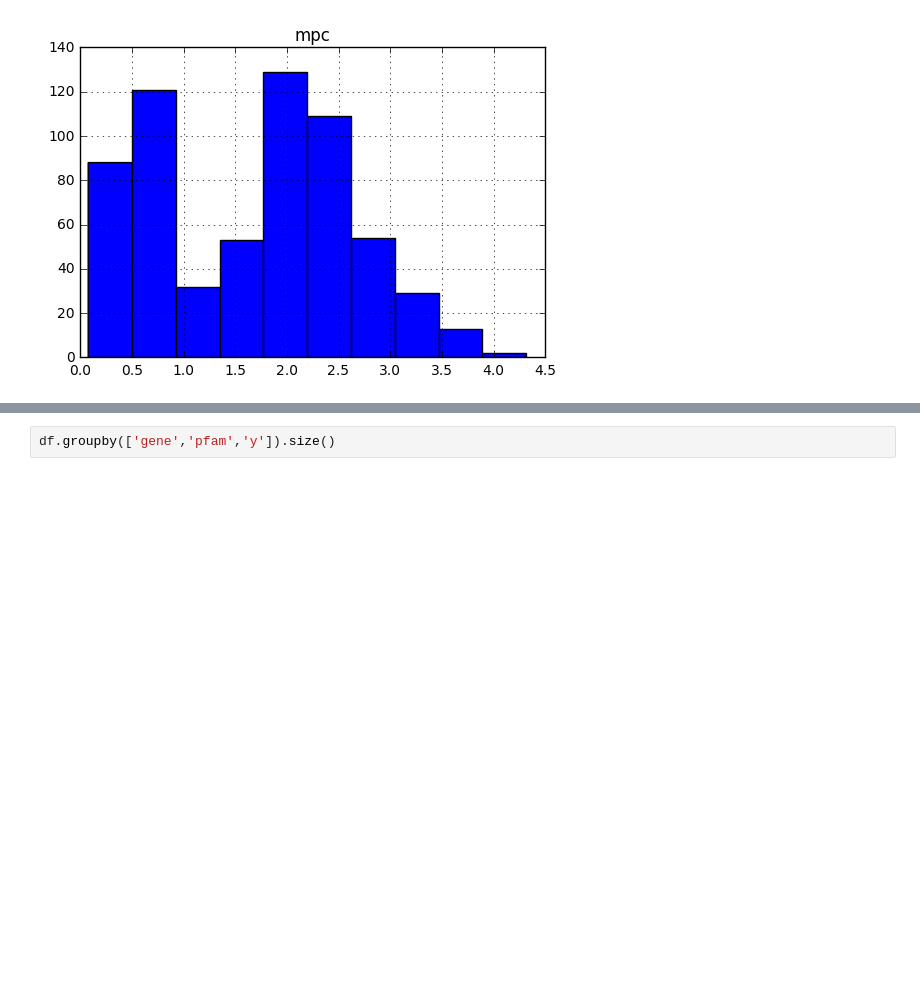
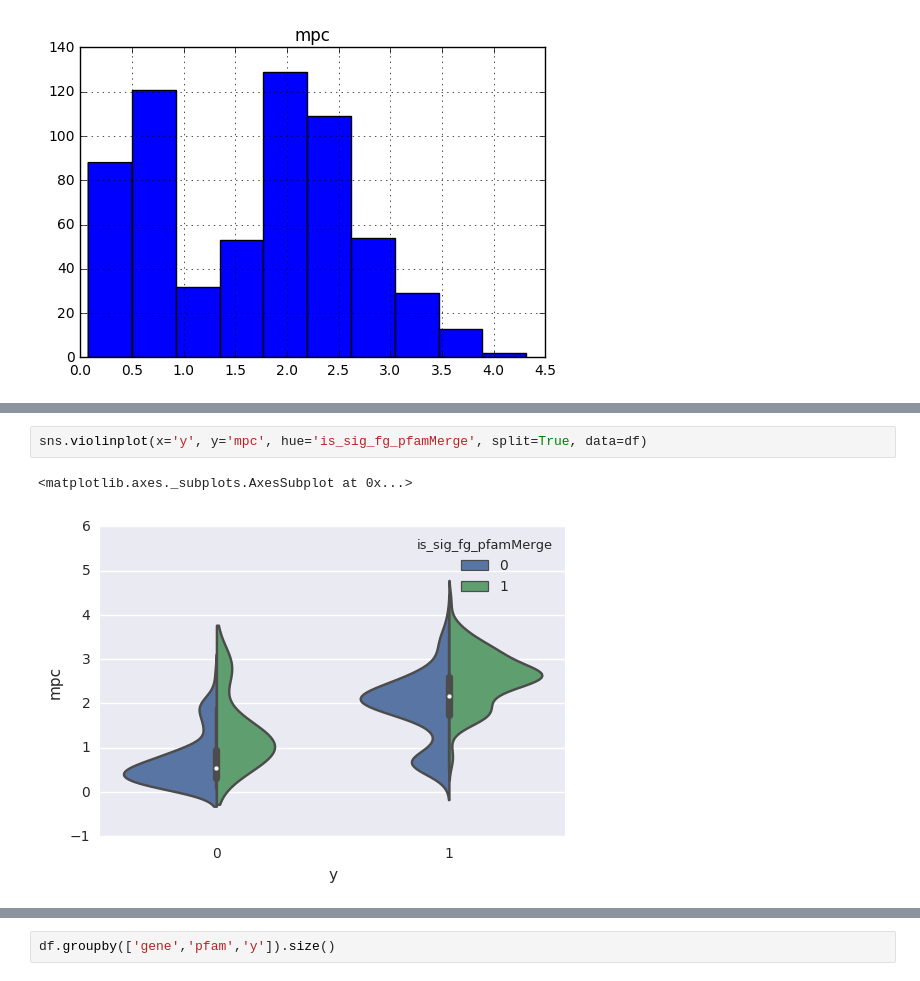
Before and after one commit to samesense/pathopredictor, a Jupyter notebook: notebooks/predict-mpc.ipynb, the cells around one changed output, grey strips where cells are left out. Drawn from its saved outputs; the diff is of its cells as text; blank space fills up the shorter version.

```diff
--- a/notebooks/predict-mpc.ipynb
+++ b/notebooks/predict-mpc.ipynb
@@ -111,0 +148,5 @@ array([[<matplotlib.axes._subplots.AxesSubplot object at 0x...>]], dtype=object)
+# %%
+sns.violinplot(x='y', y='mpc', hue='is_sig_fg_pfamMerge', split=True, data=df)
+# %% [output]
+<matplotlib.axes._subplots.AxesSubplot at 0x...>
+[figure, added]
```
Also changed, not shown: parts of 14 cells of this notebook, 6 other files.
